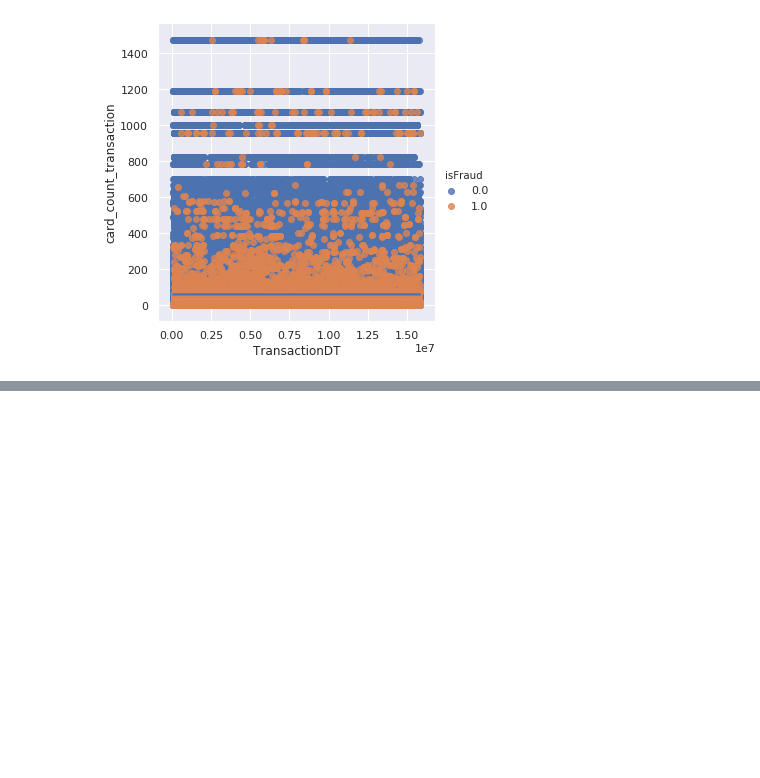
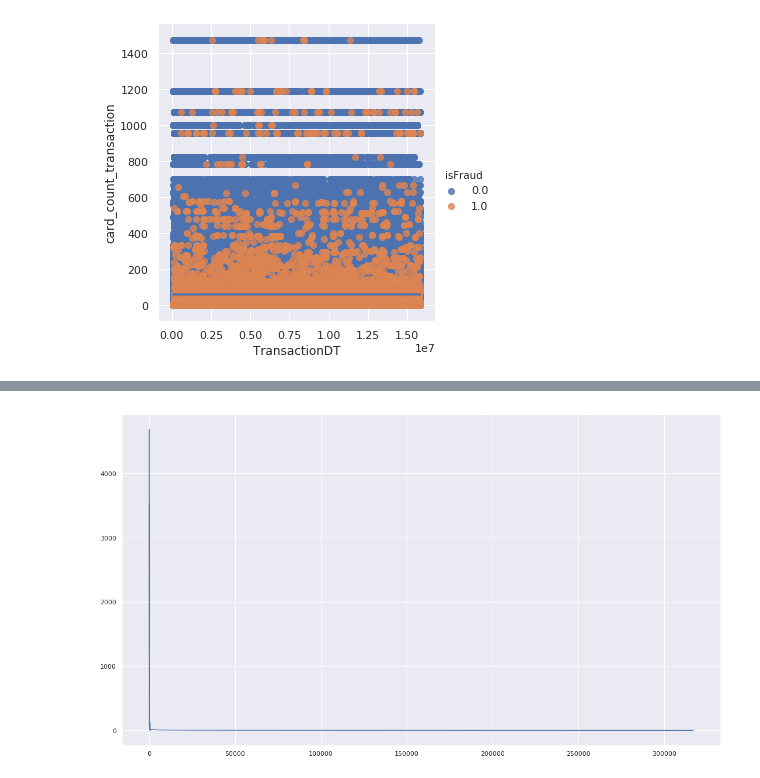
Before and after one commit to rodgomrod/kaggle_ieee_fraud, a Jupyter notebook: exploring_features_2nd_round.ipynb, the cells around one changed output, grey strips where cells are left out. Cells and saved outputs as stored; diff of their text form; code cells hidden in the pictures; blank space fills up the shorter version.

```diff
--- a/exploring_features_2nd_round.ipynb
+++ b/exploring_features_2nd_round.ipynb
@@ -69,0 +104,7 @@ g = sns.lmplot(x="TransactionDT", y="card_count_transaction", hue="isFraud",
+# %%
+fig, ax = plt.subplots()
+fig.set_size_inches(18.5, 10.5)
+ax.plot(train.C1.value_counts(), train.C1.value_counts().index.to_list())
+plt.show()
+# %% [output]
+[figure, added]
```
Also changed, not shown: parts of 12 cells of this notebook, 2 other files.
